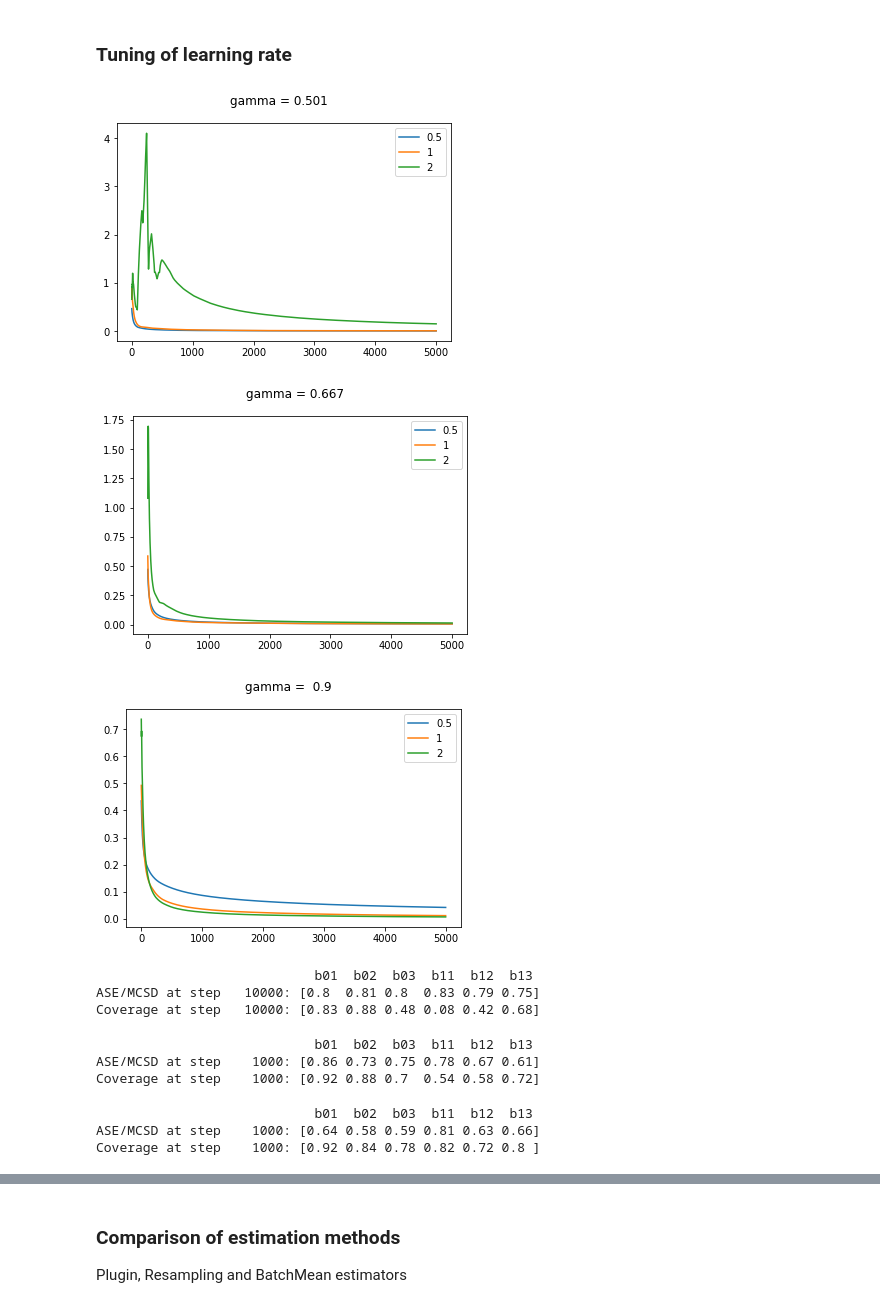
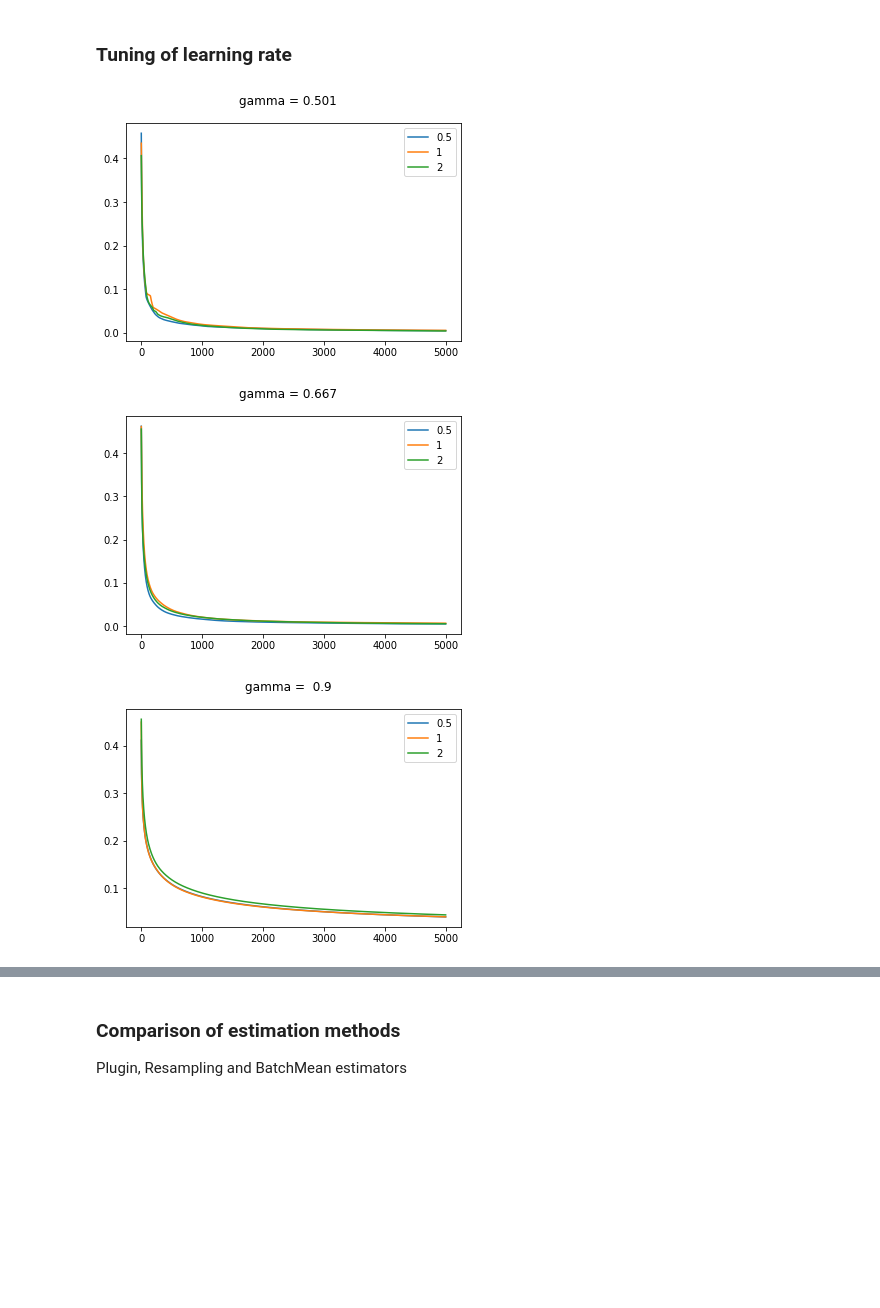
Before and after one commit to ideechy/Online-Decision-Making, a Jupyter notebook: ODMSGD.ipynb, the cells around one changed output, grey strips where cells are left out. Drawn from its saved outputs; the diff is of its cells as text; code cells hidden in the pictures; blank space fills up the shorter version.

```diff
--- a/ODMSGD.ipynb
+++ b/ODMSGD.ipynb
@@ -54,5 +13,5 @@ def LinearGenerator(n=1, X=None, A=None, generate_Y=False):
 # %%
-O = LinearGenerator(n = 10000, generate_Y = True)
+O = LinearGenerator(beta_true, sigma, n = 10000, generate_Y = True)
 X, A, Y = O
 # %%
 plt.hist(Y['1'] - Y['0'], 50, density=True)
@@ -115,18 +29,0 @@ def LogisticGenerator01(n=1, X=None, A=None, generate_Y=False):
-# %%
-def MSELoss(beta, O, gradient_only = False, return_second_moment = False):
-    X, A, Y = O
-    n = X.shape[0]
-    e = u(A, X, beta) - Y
-    if not return_second_moment:
-        grad = np.dot(gu(A, X, beta), e)/n
-        if gradient_only:
-            return(grad)
-        else:
-            l = np.dot(e, e)/(2 * n)
-        return((l, grad))
-    else:
-        gu_v = gu(A, X, beta)
-        grad_v = gu_v * e
-        Sigma = grad_v.dot(grad_v.T)/n
-        Hessian = gu_v.dot(gu_v.T)/n
-        return((Sigma, Hessian))
@@ -404,13 +41,16 @@ def eps(t):
         return(0.1)
         #return(min(1, 0.1 * np.log(t)/np.sqrt(t)))
 
-LinearModel = model(mu = u, generator = LinearGenerator, loss = MSELoss,
-                    eps = eps, eps_inf = 0.1, alpha = 0.5, gamma = 0.501)
+def generator(n=1, X=None, A=None, generate_Y=False):
+    return LinearGenerator(beta_true, sigma, n, X, A, generate_Y)
+
+LinearModel = ODMSGD(p=p, mu=u, generator=generator, loss=MSELoss,
+                     eps=eps, eps_inf=0.1, alpha=0.5, gamma=0.501)
 # %%
 N = 1000000
-X, _ = LinearGenerator(N)
+X, _ = generator(N)
 A = np.random.binomial(1, 0.5, N)
-O = LinearGenerator(N, X, A, True)
+O = generator(N, X, A, True)
 _, H = MSELoss(beta_true, O, return_second_moment=True)
 epsilon = 0.1
 d = np.array(u(1, X, beta_true) > u(0, X, beta_true), dtype = float)
@@ -510,55 +149,22 @@ H_hat:
 # %%
 T = 5000
 M = 10
 for gamma in [0.501, 2/3, 0.9]:
     fig = plt.figure()
     fig.suptitle("gamma = {:4}".format(round(gamma, 3)))
     for alpha in [0.5, 1, 2]:
-        LinearModel = model(mu = logit, generator = LinearGenerator, loss = MSELoss,
-                              eps = eps, eps_inf = 0.1, alpha = alpha, gamma = gamma)
+        LinearModel = ODMSGD(p=p, mu=u, generator=generator, loss=MSELoss,
+                             eps=eps, eps_inf=0.1, alpha=0.5, gamma=gamma)
         MAE = np.zeros(T)
         for _ in range(M):
             LinearModel.Initialize()
             LinearModel.SGD(T)
             MAE += [np.mean(np.abs(beta-beta_true)) for beta in LinearModel.beta_bar_log[1:]]
         MAE /= M
         plt.plot(MAE, label = str(alpha))
     plt.legend()
     plt.show()
 # %% [output]
-[figure, old version]
+[figure, new version]
-[figure, old version]
+[figure, new version]
-[figure, old version]
+[figure, new version]
-# %%
-print(' ' * 28 + 'b01  b02  b03  b11  b12  b13')
-for T in [10000]: #lr0.1/0.501
-    np.random.seed(1)
-    beta_bar, mcsd, plugin_se, cp = MCPlugin(LinearModel, T = T, M = 200)
-    print('ASE/MCSD at step {:7}:'.format(T), np.round(plugin_se/mcsd, 2))
-    print('Coverage at step {:7}:'.format(T), np.round(cp, 2))
-# %% [output]
-                            b01  b02  b03  b11  b12  b13
-ASE/MCSD at step   10000: [0.8  0.81 0.8  0.83 0.79 0.75]
-Coverage at step   10000: [0.83 0.88 0.48 0.08 0.42 0.68]
-# %%
-print(' ' * 28 + 'b01  b02  b03  b11  b12  b13')
-for T in [1000]: #lr0.2/0.501
-    np.random.seed(1)
-    beta_bar, mcsd, plugin_se, cp = MCPlugin(LinearModel, T = T, M = 200)
-    print('ASE/MCSD at step {:7}:'.format(T), np.round(plugin_se/mcsd, 2))
-    print('Coverage at step {:7}:'.format(T), np.round(cp, 2))
-# %% [output]
-                            b01  b02  b03  b11  b12  b13
-ASE/MCSD at step    1000: [0.86 0.73 0.75 0.78 0.67 0.61]
-Coverage at step    1000: [0.92 0.88 0.7  0.54 0.58 0.72]
-# %%
-print(' ' * 28 + 'b01  b02  b03  b11  b12  b13')
-for T in [1000]: #lr0.3/0.501
-    np.random.seed(1)
-    beta_bar, mcsd, plugin_se, cp = MCPlugin(LinearModel, T = T, M = 200)
-    print('ASE/MCSD at step {:7}:'.format(T), np.round(plugin_se/mcsd, 2))
-    print('Coverage at step {:7}:'.format(T), np.round(cp, 2))
-# %% [output]
-                            b01  b02  b03  b11  b12  b13
-ASE/MCSD at step    1000: [0.64 0.58 0.59 0.81 0.63 0.66]
-Coverage at step    1000: [0.92 0.84 0.78 0.82 0.72 0.8 ]
```
Also changed, not shown: parts of 37 cells of this notebook, 8 other files.
